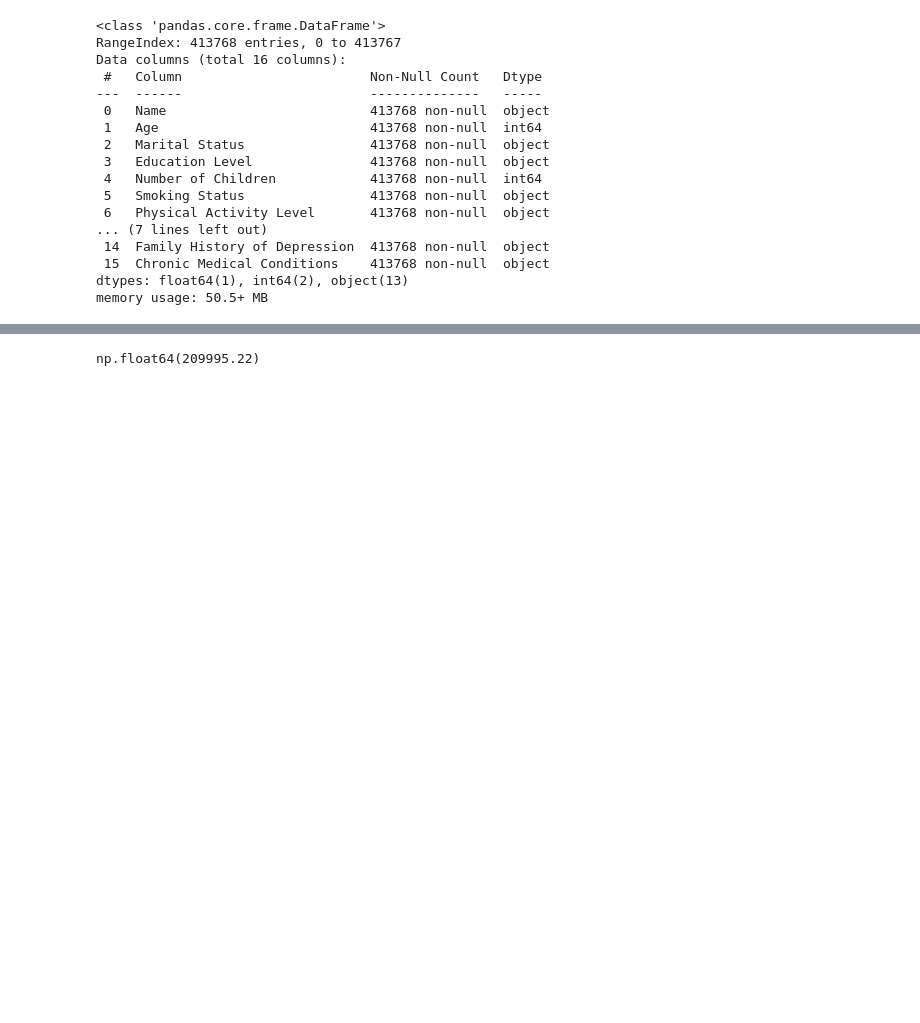
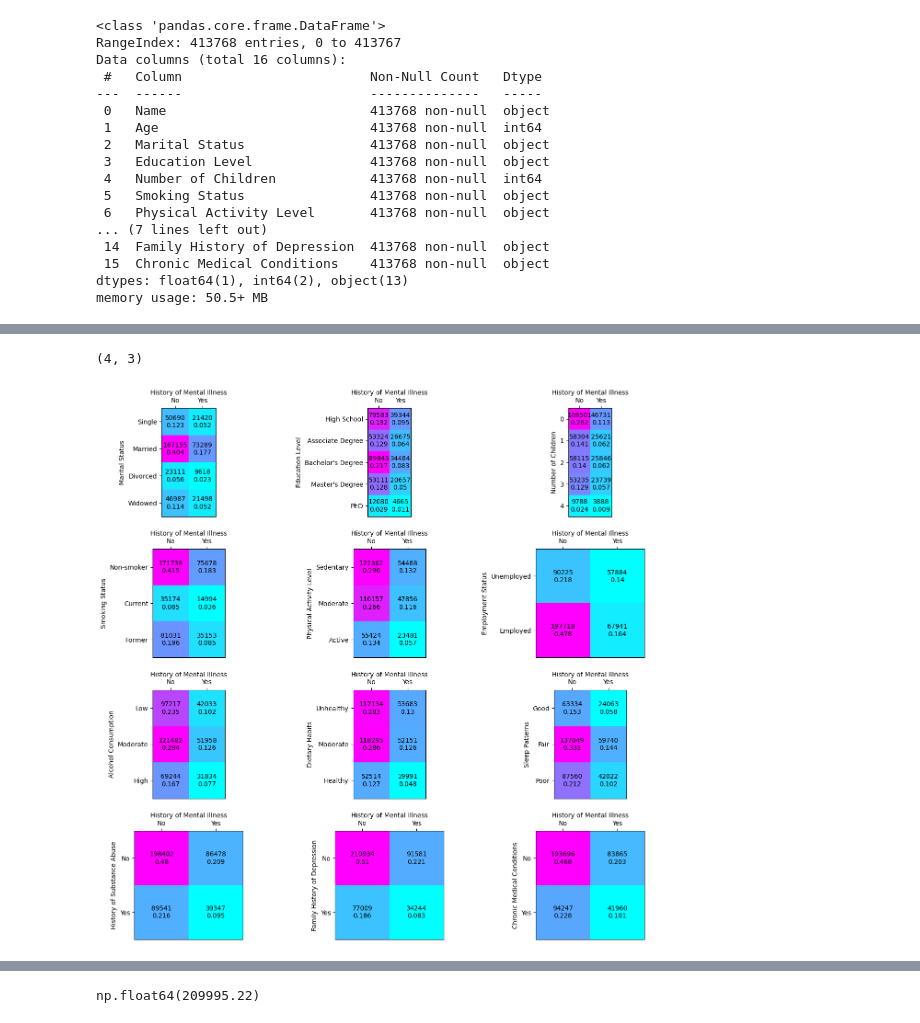
Before and after one commit to NikoSolov/DepressionResearch, a Jupyter notebook: source/notebooks/Example 1.ipynb, the cells around one changed output, grey strips where cells are left out. Cells and saved outputs as stored; diff of their text form; code cells hidden in the pictures; blank space fills up the shorter version.

Commit message:
Some Visualizations

```diff
--- a/source/notebooks/Example 1.ipynb
+++ b/source/notebooks/Example 1.ipynb
@@ -34,0 +15,5 @@ depr_df
+# %%
+path = kagglehub.dataset_download("anthonytherrien/depression-dataset")
+print("Path to dataset files:", path)
+depr_df = pd.read_csv(f"{path}/depression_data.csv")
+depr_df
@@ -52,3 +54,6 @@ Data columns (total 16 columns):
  15  Chronic Medical Conditions    413768 non-null  object
 dtypes: float64(1), int64(2), object(13)
 memory usage: 50.5+ MB
+# %%
+for i in depr_df.columns.values:
+    print(i, depr_df[i].unique())
@@ -54,0 +140,35 @@ memory usage: 50.5+ MB
+# %%
+fig, ax = plt.subplots(4, 3, figsize=(15,15))
+plt.subplots_adjust(hspace=0.3, wspace=0.5)
+print(ax.shape)
+# fig.tight_layout()
+LabelX = "History of Mental Illness"
+
+lib = {
+    "Marital Status": ['Single', 'Married', 'Divorced', 'Widowed'],
+    "Education Level": ['High School', 'Associate Degree', "Bachelor's Degree", "Master's Degree", 'PhD'],
+    "Number of Children": [0, 1, 2, 3, 4],
+    "Smoking Status": ['Non-smoker', 'Current', 'Former'],
+    "Physical Activity Level": ['Sedentary', 'Moderate', 'Active'],
+    "Employment Status": ['Unemployed', 'Employed'],
+    "Alcohol Consumption": ['Low', 'Moderate', 'High'],
+    "Dietary Habits": ['Unhealthy', 'Moderate', 'Healthy'],
+    "Sleep Patterns": ['Good', 'Fair', 'Poor'],
+    # "History of Mental Illness": ['No', 'Yes'],
+    "History of Substance Abuse": ['No', 'Yes'],
+    "Family History of Depression": ['No', 'Yes'],
+    "Chronic Medical Conditions": ['No', 'Yes']
+}
+
+for i in tqdm(range(len(lib))):
+    # print(i//3,i%3)
+    draw_relation_matrix(
+        ax[i//3,i%3], depr_df,
+        "History of Mental Illness", ["No", "Yes"],
+        [*lib][i], lib[[*lib][i]])
+
+
+plt.show()
+# %% [output]
+(4, 3)
+[figure, added]
```
Also changed, not shown: parts of 33 cells of this notebook, 4 other files.
